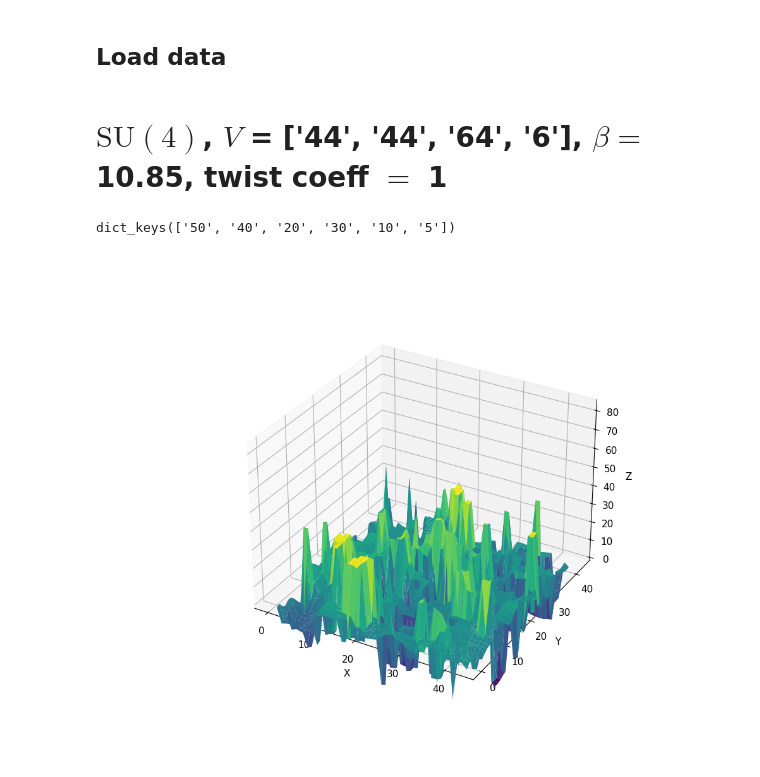
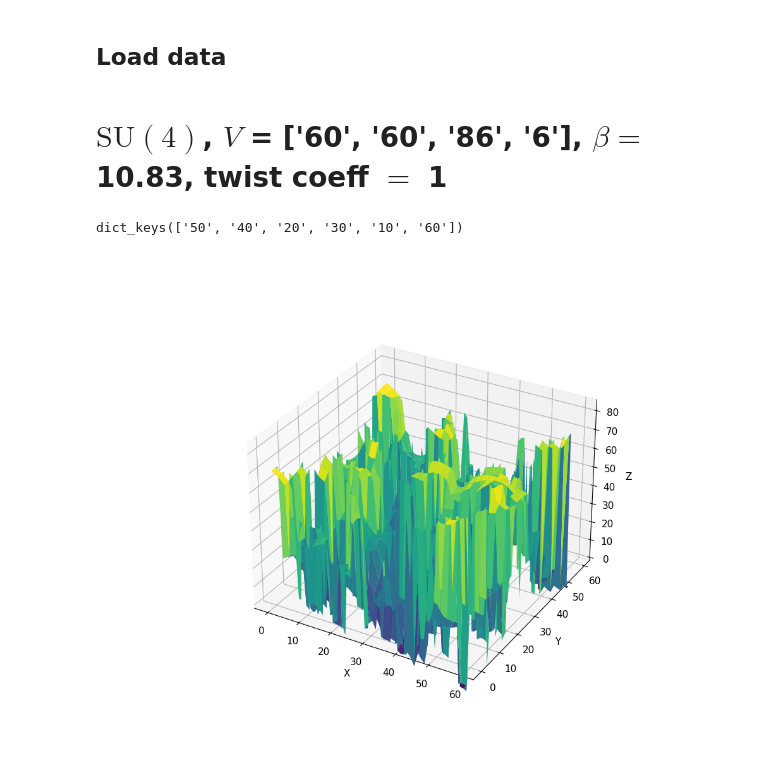
Before and after one commit to Haaaaron/SUN_twist_python_analysis, a Jupyter notebook: notebooks/SUN_plot_surface.ipynb, the cells around one changed output. Cells and saved outputs as stored; diff of their text form; code cells hidden in the pictures.

```diff
--- a/notebooks/SUN_plot_surface.ipynb
+++ b/notebooks/SUN_plot_surface.ipynb
@@ -9,0 +14,2 @@ import glob
+# %%
+folders = utility.list_all_folders(globals.data_path,"60-60-86-6")
@@ -10,11 +26,10 @@ import glob
 # %% [markdown]
 ## Load data
 # %%
-from modules.globals import folder_names
 
 smooth_surfaces= {}
-choose_folder = 11
-folder = folder_names[choose_folder-1]
+choose_folder = 0
+folder = folders[choose_folder]
 files = glob.glob(os.path.join(folder, "surface_smooth_*"))
 for file in files:
     file_name = file.split("/")[-1]
@@ -23,17 +38,17 @@ for file in files:
     smooth_surfaces[smearing_level] = surface
 utility.display_markdown_title(folder)
 # %% [output]
-# $\text{SU}(4)$, $V$ = ['44', '44', '64', '6'], $\beta=$ 10.85, twist coeff $=$ 1
+# $\text{SU}(4)$, $V$ = ['60', '60', '86', '6'], $\beta=$ 10.83, twist coeff $=$ 1
 # %%
 %matplotlib widget
-smearing_level = "5"
+smearing_level = "60"
 print(smooth_surfaces.keys())
 index =   16  # addded thermalization
 fourier_surface.surface_in_3d(smooth_surfaces[smearing_level][index])
 #print(smooth_surfaces[smearing_level][index]["z"].max()-smooth_surfaces[smearing_level][index]["z"].min())
 # %% [output]
-dict_keys(['50', '40', '20', '30', '10', '5'])
+dict_keys(['50', '40', '20', '30', '10', '60'])
-[figure, old version]
+[figure, new version]
 # %%
 %matplotlib inline
 for smearing_level, surfaces in smooth_surfaces.items():
```
Also changed, not shown: parts of 3 cells of this notebook, 36 other files.
